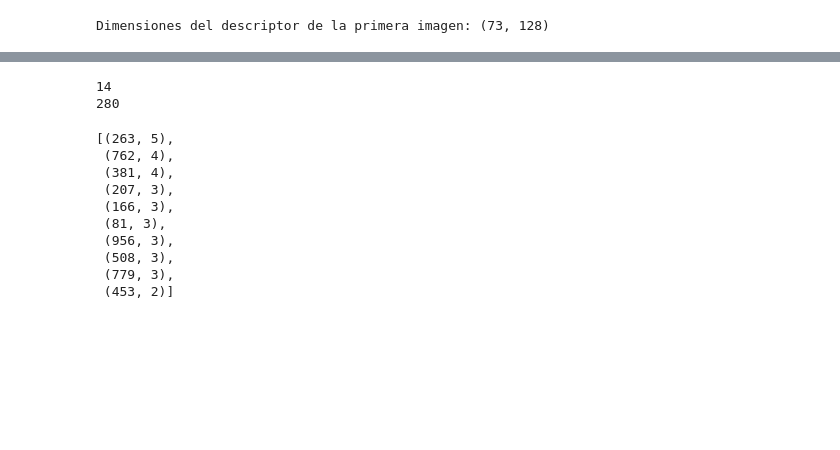
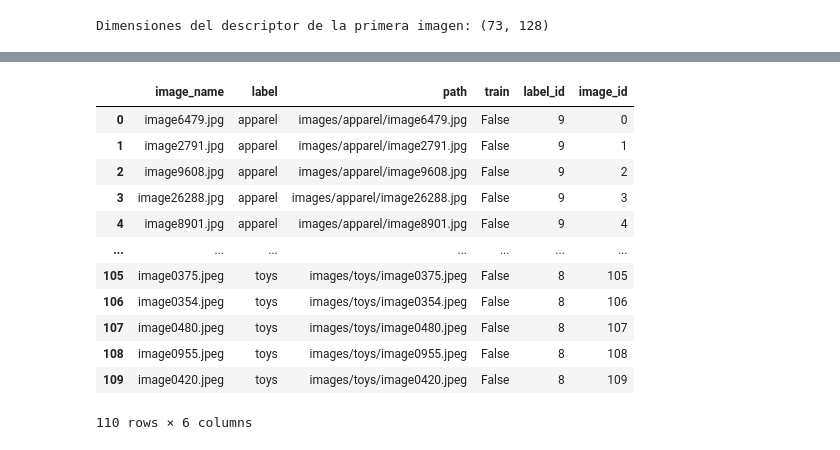
Before and after one commit to IgnacioGarciaLuengo/CBIR, a Jupyter notebook: clasificacion_imagenes_cifra10.ipynb, the cells around one changed output, grey strips where cells are left out. Saved outputs shown, nothing was run; the diff lists cells and outputs as text; code cells hidden in the pictures; blank space fills up the shorter version.

```diff
--- a/clasificacion_imagenes_cifra10.ipynb
+++ b/clasificacion_imagenes_cifra10.ipynb
@@ -72,41 +78,17 @@ ValueError: not enough values to unpack (expected 3, got 2)
-# %%
-from sklearn.neighbors import NearestNeighbors
-from collections import Counter
-
-# Crear un modelo de k-NN
-knn_model = NearestNeighbors(n_neighbors=30)  # Buscar los 5 vecinos más cercanos
-knn_model.fit(lista_desciptores_aplanado)  # Ajustar el modelo a los descriptores
-
-# Función para encontrar los vecinos más cercanos para un descriptor dado
-def find_nearest_neighbors(descriptor, k = 10):
-    descriptor_flat = descriptor.flatten()
-    # Encontrar los índices y distancias de los vecinos más cercanos
-    distances, indices = knn_model.kneighbors([descriptor_flat], k)  # Obtener k vecinos más cercanos
-    return distances, indices
-
-# Ejemplo: Encontrar vecinos más cercanos para el primer descriptor en la primera imagen
-contador = Counter()
-lista = []
-print(len(descriptor_busqueda[0]))
-for descriptor in descriptor_busqueda[0]:
-    distances, indices = find_nearest_neighbors(descriptor, 20)
-    lista.extend([index[indice] for indice in indices[0]])
-
-print(len(lista))
-Counter(lista).most_common(10)
-# Imprimir los índices de los vecinos más cercanos y sus distancias
-#print("Índices de los vecinos más cercanos:", indices)
-#print("Distancias a los vecinos más cercanos:", distances)
-# %% [output]
-14
-280
-[(263, 5),
- (762, 4),
- (381, 4),
- (207, 3),
- (166, 3),
- (81, 3),
- (956, 3),
- (508, 3),
- (779, 3),
- (453, 2)]
+# %%
+images_paths_test ,images_test = load_images(False)
+images_paths_test
+# %% [output]
+|  | image_name | label | path | train | label_id | image_id |
+| 0 | image6479.jpg | apparel | images/apparel/image6479.jpg | False | 9 | 0 |
+| 1 | image2791.jpg | apparel | images/apparel/image2791.jpg | False | 9 | 1 |
+| 2 | image9608.jpg | apparel | images/apparel/image9608.jpg | False | 9 | 2 |
+| 3 | image26288.jpg | apparel | images/apparel/image26288.jpg | False | 9 | 3 |
+| 4 | image8901.jpg | apparel | images/apparel/image8901.jpg | False | 9 | 4 |
+| ... | ... | ... | ... | ... | ... | ... |
+| 105 | image0375.jpeg | toys | images/toys/image0375.jpeg | False | 8 | 105 |
+| 106 | image0354.jpeg | toys | images/toys/image0354.jpeg | False | 8 | 106 |
+| 107 | image0480.jpeg | toys | images/toys/image0480.jpeg | False | 8 | 107 |
+| 108 | image0955.jpeg | toys | images/toys/image0955.jpeg | False | 8 | 108 |
+| 109 | image0420.jpeg | toys | images/toys/image0420.jpeg | False | 8 | 109 |
+110 rows × 6 columns
```
Also changed, not shown: parts of 8 cells of this notebook.
